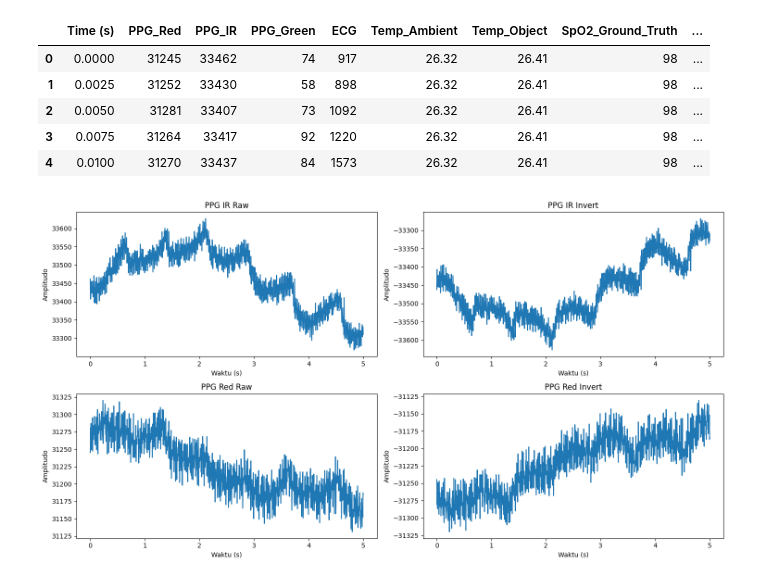
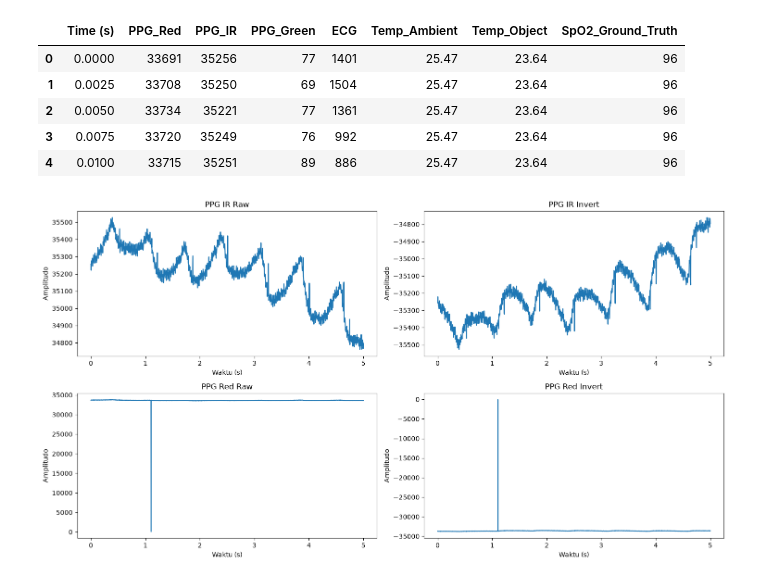
Before and after one commit to FaridAlfaruq/triago_app, a Jupyter notebook: draft_filter/filter_ekstrak_fitur_ppg.ipynb, the cells around one changed output. Saved outputs shown, nothing was run; the diff lists cells and outputs as text; code cells hidden in the pictures.

```diff
--- a/draft_filter/filter_ekstrak_fitur_ppg.ipynb
+++ b/draft_filter/filter_ekstrak_fitur_ppg.ipynb
@@ -1,20 +1,20 @@
 # %%
 import pandas as pd
 import numpy as np
 import matplotlib.pyplot as plt
 from scipy.signal import resample, butter, filtfilt, find_peaks
 from scipy.interpolate import CubicSpline
 
-path =r"C:\Users\Adyty\Documents\Farid ITS\TriaGo\draft_filter\Data3.csv"
+path =r"C:\Dania's files~\Codes\triago_app\draft_filter\Data9.csv"
 df = pd.read_csv(path, sep=',', header=0)
 df.head()
 # %% [output]
-|  | Time (s) | PPG_Red | PPG_IR | PPG_Green | ECG | Temp_Ambient | Temp_Object | SpO2_Ground_Truth | ... |
-| 0 | 0.0000 | 31245 | 33462 | 74 | 917 | 26.32 | 26.41 | 98 | ... |
-| 1 | 0.0025 | 31252 | 33430 | 58 | 898 | 26.32 | 26.41 | 98 | ... |
-| 2 | 0.0050 | 31281 | 33407 | 73 | 1092 | 26.32 | 26.41 | 98 | ... |
-| 3 | 0.0075 | 31264 | 33417 | 92 | 1220 | 26.32 | 26.41 | 98 | ... |
-| 4 | 0.0100 | 31270 | 33437 | 84 | 1573 | 26.32 | 26.41 | 98 | ... |
+|  | Time (s) | PPG_Red | PPG_IR | PPG_Green | ECG | Temp_Ambient | Temp_Object | SpO2_Ground_Truth |
+| 0 | 0.0000 | 33691 | 35256 | 77 | 1401 | 25.47 | 23.64 | 96 |
+| 1 | 0.0025 | 33708 | 35250 | 69 | 1504 | 25.47 | 23.64 | 96 |
+| 2 | 0.0050 | 33734 | 35221 | 77 | 1361 | 25.47 | 23.64 | 96 |
+| 3 | 0.0075 | 33720 | 35249 | 76 | 992 | 25.47 | 23.64 | 96 |
+| 4 | 0.0100 | 33715 | 35251 | 89 | 886 | 25.47 | 23.64 | 96 |
 # %%
 time = df['Time (s)'].copy()
 ppg_ir = df['PPG_IR'].copy()
@@ -47,7 +47,7 @@ ax[3].set_ylabel('Amplitudo')
 plt.tight_layout()
 plt.show()
 # %% [output]
-[figure, old version]
+[figure, new version]
 # %%
 
 # init
```
Also changed, not shown: parts of 3 cells of this notebook, 4 other files.
